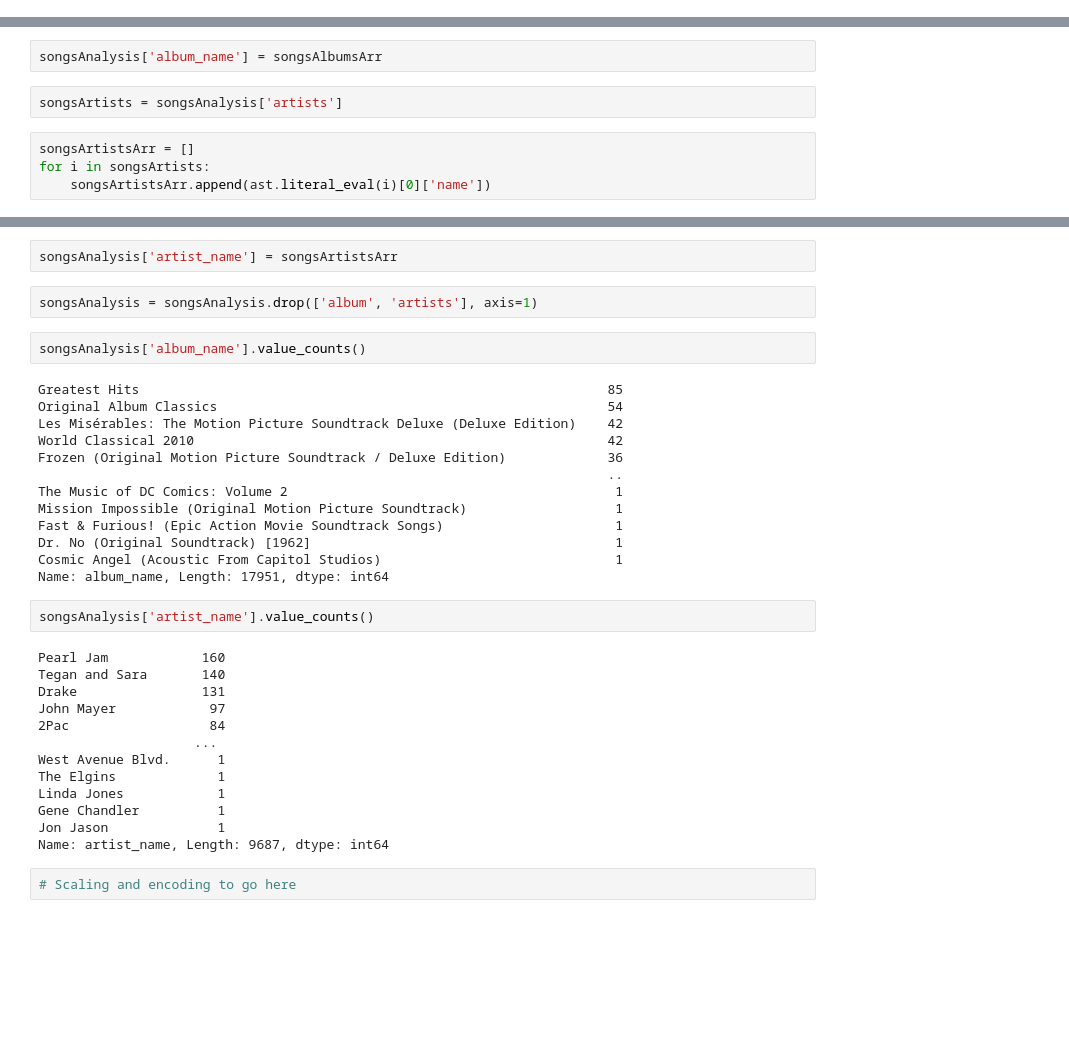
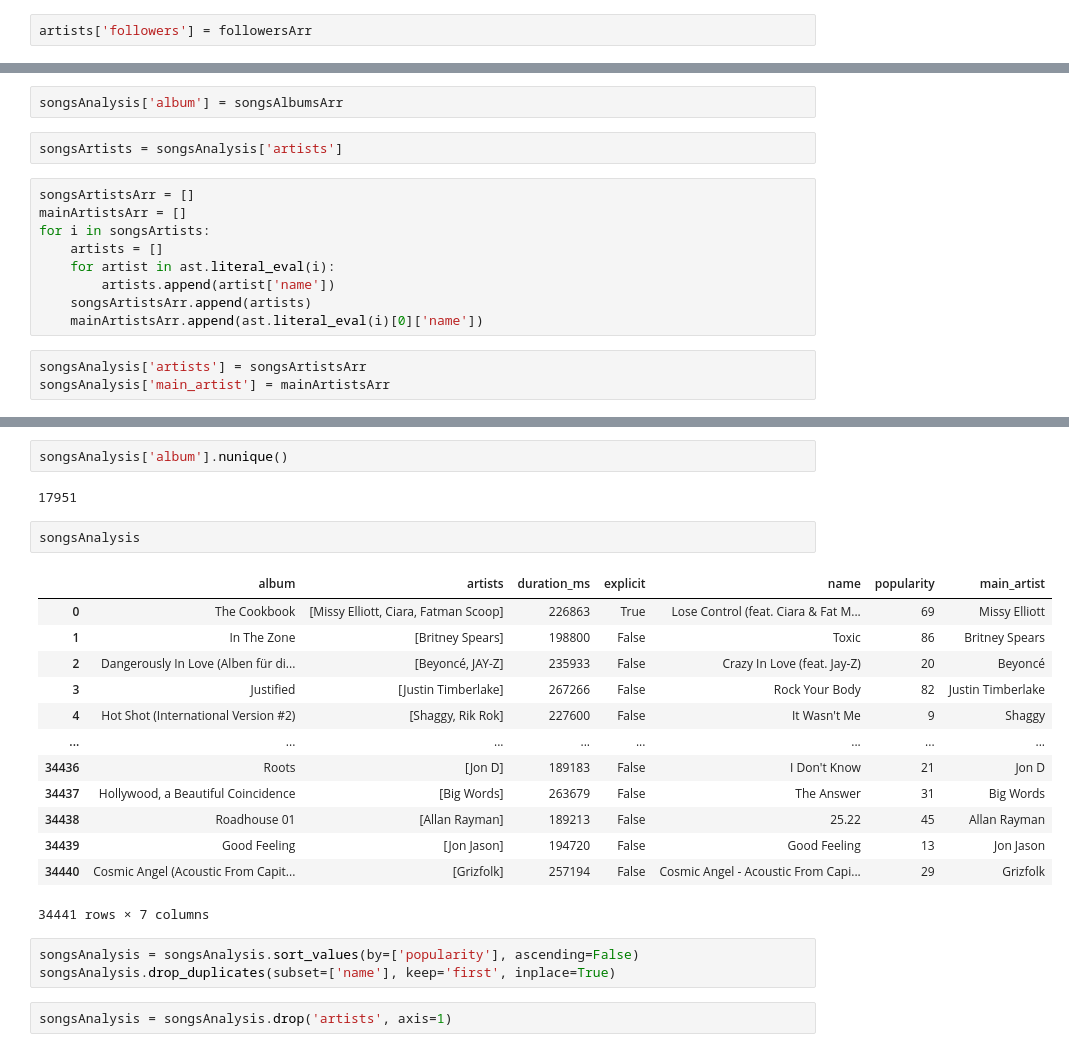
Before and after one commit to bsilver3/RFP2, a Jupyter notebook: main.ipynb, the cells around one changed output, grey strips where cells are left out. Saved outputs shown, nothing was run; the diff lists cells and outputs as text; blank space fills up the shorter version.

```diff
--- a/main.ipynb
+++ b/main.ipynb
@@ -56,3 +66,5 @@ artists
+# %%
+artists['followers'] = followersArr
 # %%
 songs
 # %% [output]
@@ -100,10 +112,18 @@ songsAlbumsArr = []
 for i in songsAlbums:
     songsAlbumsArr.append(ast.literal_eval(i)['name'])
 # %%
-songsAnalysis['album_name'] = songsAlbumsArr
+songsAnalysis['album'] = songsAlbumsArr
 # %%
 songsArtists = songsAnalysis['artists']
 # %%
 songsArtistsArr = []
+mainArtistsArr = []
 for i in songsArtists:
-    songsArtistsArr.append(ast.literal_eval(i)[0]['name'])
+    artists = []
+    for artist in ast.literal_eval(i):
+        artists.append(artist['name'])
+    songsArtistsArr.append(artists)
+    mainArtistsArr.append(ast.literal_eval(i)[0]['name'])
+# %%
+songsAnalysis['artists'] = songsArtistsArr
+songsAnalysis['main_artist'] = mainArtistsArr
@@ -110,36 +160,25 @@ for i in songsArtists:
+# %%
+songsAnalysis['album'].nunique()
+# %% [output]
+17951
 # %%
-songsAnalysis['artist_name'] = songsArtistsArr
+songsAnalysis
+# %% [output]
+|  | album | artists | duration_ms | explicit | name | popularity | main_artist |
+| 0 | The Cookbook | [Missy Elliott, Ciara, Fatman Scoop] | 226863 | True | Lose Control (feat. Ciara & Fat M... | 69 | Missy Elliott |
+| 1 | In The Zone | [Britney Spears] | 198800 | False | Toxic | 86 | Britney Spears |
+| 2 | Dangerously In Love (Alben für di... | [Beyoncé, JAY-Z] | 235933 | False | Crazy In Love (feat. Jay-Z) | 20 | Beyoncé |
+| 3 | Justified | [Justin Timberlake] | 267266 | False | Rock Your Body | 82 | Justin Timberlake |
+| 4 | Hot Shot (International Version #2) | [Shaggy, Rik Rok] | 227600 | False | It Wasn't Me | 9 | Shaggy |
+| ... | ... | ... | ... | ... | ... | ... | ... |
+| 34436 | Roots | [Jon D] | 189183 | False | I Don't Know | 21 | Jon D |
+| 34437 | Hollywood, a Beautiful Coincidence | [Big Words] | 263679 | False | The Answer | 31 | Big Words |
+| 34438 | Roadhouse 01 | [Allan Rayman] | 189213 | False | 25.22 | 45 | Allan Rayman |
+| 34439 | Good Feeling | [Jon Jason] | 194720 | False | Good Feeling | 13 | Jon Jason |
+| 34440 | Cosmic Angel (Acoustic From Capit... | [Grizfolk] | 257194 | False | Cosmic Angel - Acoustic From Capi... | 29 | Grizfolk |
+34441 rows × 7 columns
+# %%
+songsAnalysis = songsAnalysis.sort_values(by=['popularity'], ascending=False)
+songsAnalysis.drop_duplicates(subset=['name'], keep='first', inplace=True)
 # %%
-songsAnalysis = songsAnalysis.drop(['album', 'artists'], axis=1)
+songsAnalysis = songsAnalysis.drop('artists', axis=1)
-# %%
-songsAnalysis['album_name'].value_counts()
-# %% [output]
-Greatest Hits                                                            85
-Original Album Classics                                                  54
-Les Misérables: The Motion Picture Soundtrack Deluxe (Deluxe Edition)    42
-World Classical 2010                                                     42
-Frozen (Original Motion Picture Soundtrack / Deluxe Edition)             36
-                                                                         ..
-The Music of DC Comics: Volume 2                                          1
-Mission Impossible (Original Motion Picture Soundtrack)                   1
-Fast & Furious! (Epic Action Movie Soundtrack Songs)                      1
-Dr. No (Original Soundtrack) [1962]                                       1
-Cosmic Angel (Acoustic From Capitol Studios)                              1
-Name: album_name, Length: 17951, dtype: int64
-# %%
-songsAnalysis['artist_name'].value_counts()
-# %% [output]
-Pearl Jam            160
-Tegan and Sara       140
-Drake                131
-John Mayer            97
-2Pac                  84
-                    ...
-West Avenue Blvd.      1
-The Elgins             1
-Linda Jones            1
-Gene Chandler          1
-Jon Jason              1
-Name: artist_name, Length: 9687, dtype: int64
-# %%
-# Scaling and encoding to go here
```
Also changed, not shown: parts of 6 cells of this notebook.
